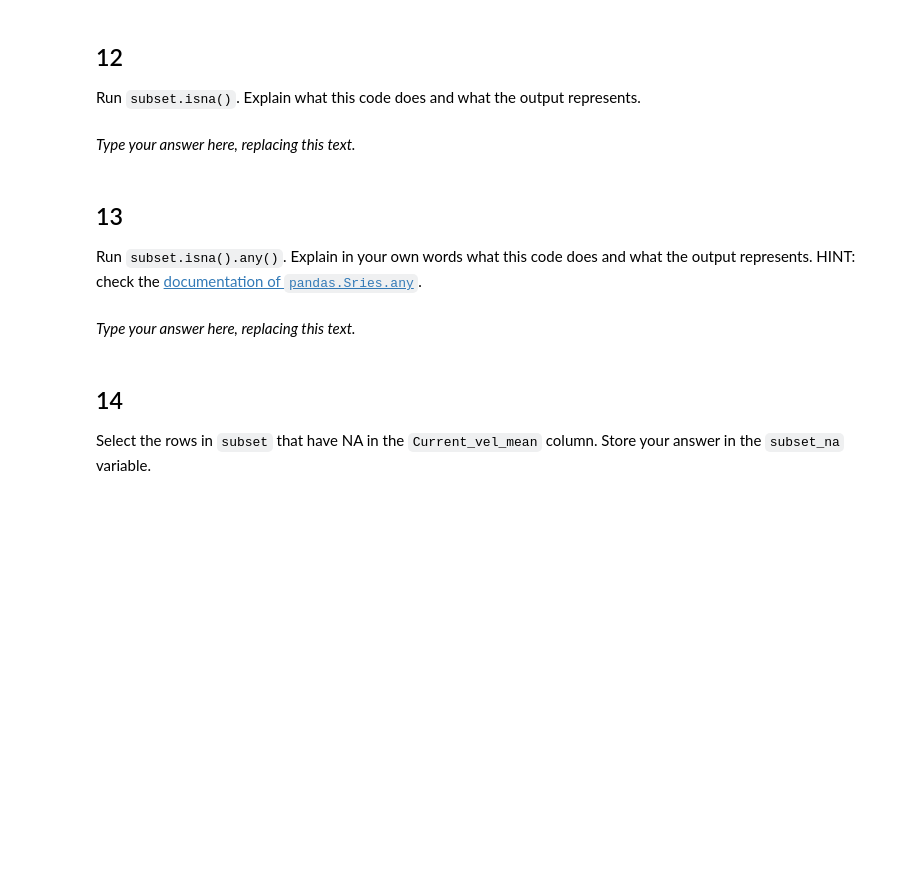
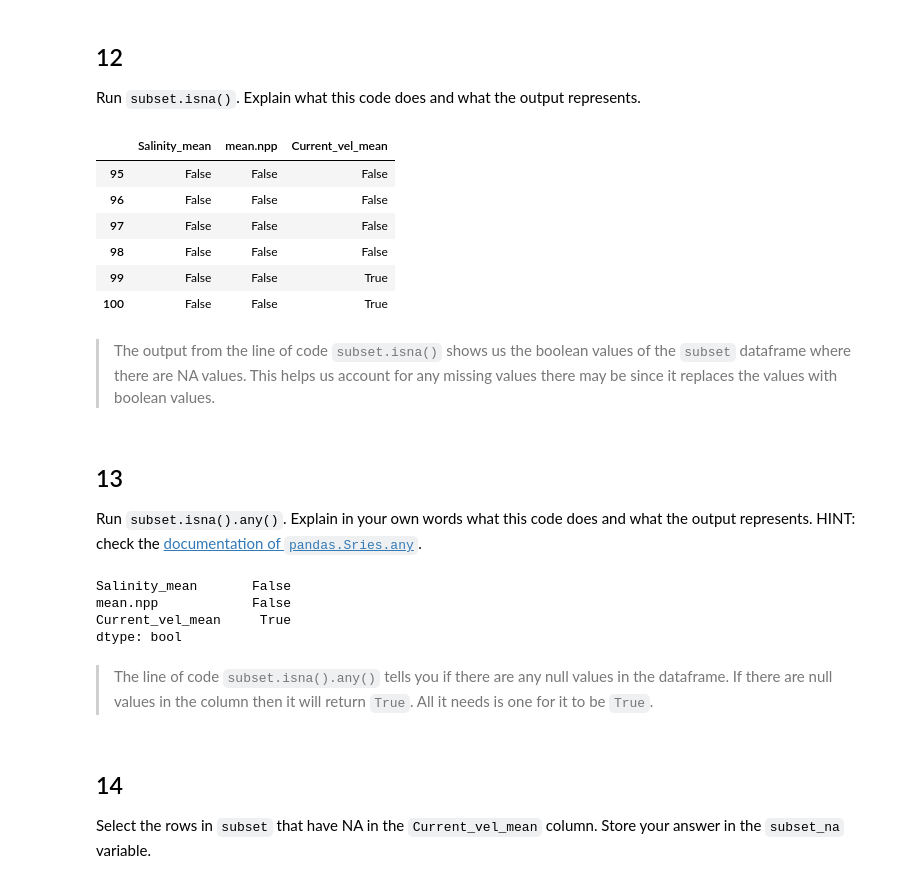
Before and after one commit to ethan-mathews24/eds220-hwk1, a Jupyter notebook: task2/hwk1-task2-corals.ipynb, the cells around one changed output. Drawn from its saved outputs; the diff is of its cells as text; code cells hidden in the pictures; blank space fills up the shorter version.

```diff
--- a/task2/hwk1-task2-corals.ipynb
+++ b/task2/hwk1-task2-corals.ipynb
@@ -386,3 +384,9 @@ subset = ...
+# %%
+# Selecting specific rows
+subset = coral_div.iloc[95:101, [16, 19, 27]]
+
+# The output of this line of code is a new dataframe where we selected rows 95-100 and the
+# `Salinity_mean`, `mean.npp` and `Current_vel_mean` columns
 # %%
 # View the dataframe
 subset
@@ -414,8 +408,18 @@ q11 results:
 ## 12
 
 Run `subset.isna()`. Explain what this code does and what the output represents.
-# %% [markdown]
-_Type your answer here, replacing this text._
+# %%
+subset.isna()
+# %% [output]
+|  | Salinity_mean | mean.npp | Current_vel_mean |
+| 95 | False | False | False |
+| 96 | False | False | False |
+| 97 | False | False | False |
+| 98 | False | False | False |
+| 99 | False | False | True |
+| 100 | False | False | True |
+# %% [markdown]
+> The output from the line of code `subset.isna()` shows us the boolean values of the `subset` dataframe where there are NA values. This helps us account for any missing values there may be since it replaces the values with boolean values.
 # %% [markdown]
 <!-- END QUESTION -->
 
@@ -423,8 +427,16 @@ _Type your answer here, replacing this text._
 
 ## 13
 Run `subset.isna().any()`. Explain in your own words what this code does and what the output represents. HINT: check the [documentation of `pandas.Sries.any`](https://pandas.pydata.org/docs/reference/api/pandas.Series.any.html).
-# %% [markdown]
-_Type your answer here, replacing this text._
+# %%
+# Locating null values in the columns within the dataframe
+subset.isna().any()
+# %% [output]
+Salinity_mean       False
+mean.npp            False
+Current_vel_mean     True
+dtype: bool
+# %% [markdown]
+> The line of code `subset.isna().any()` tells you if there are any null values in the dataframe. If there are null values in the column then it will return `True`. All it needs is one for it to be `True`.
 # %% [markdown]
 <!-- END QUESTION -->
 
```
Also changed, not shown: parts of 8 cells of this notebook.
